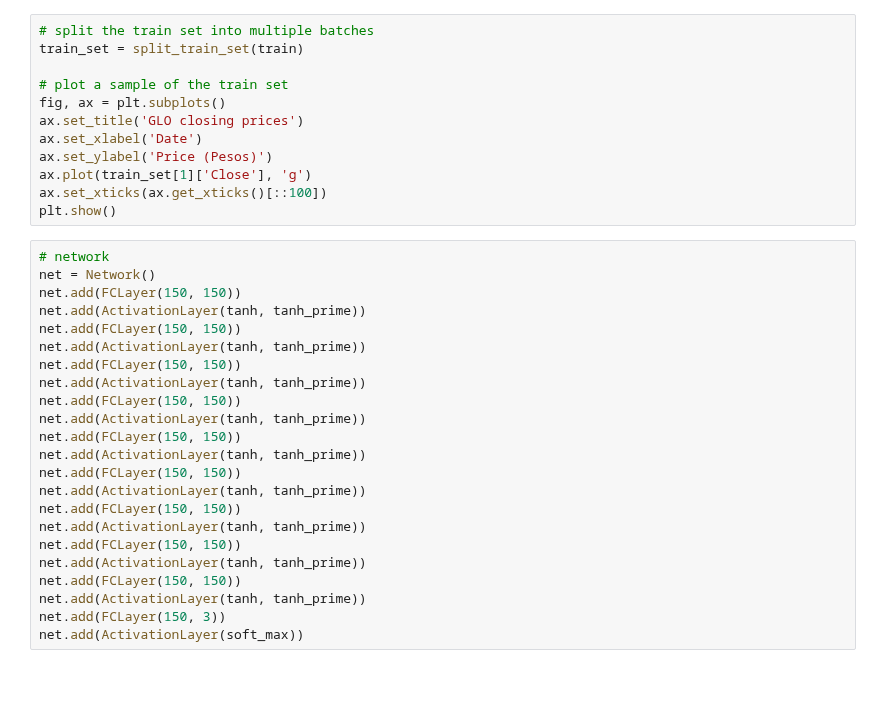
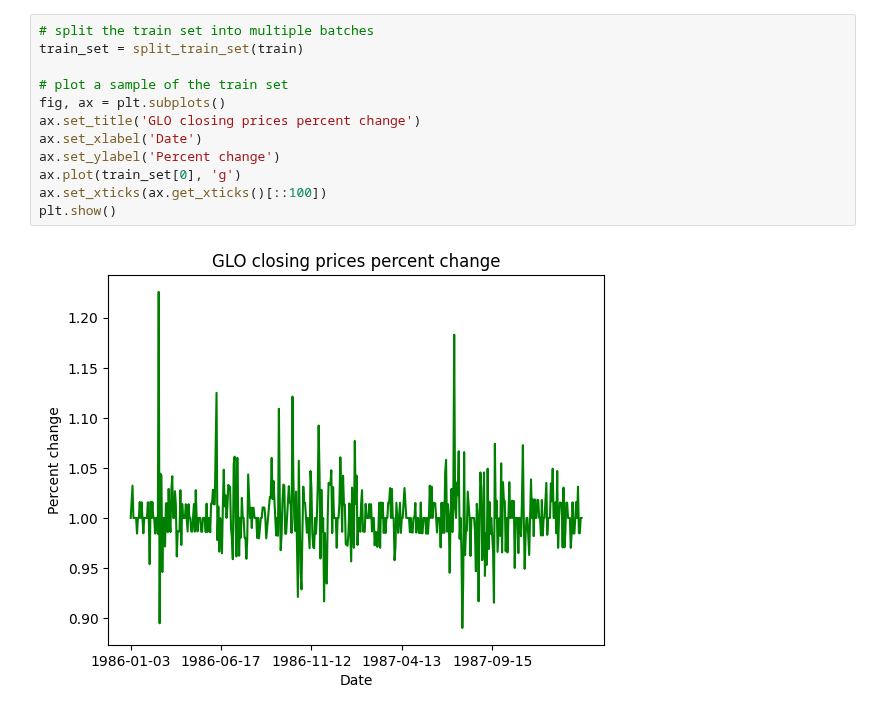
Before and after one commit to riokatipunan/rio_katipunan_portfolio, a Jupyter notebook: Application of Machine Learning in Stock Trading/Notebooks/Application of Genetic Algorithm and Neural Networks in Stock Trading/main.ipynb, the cells around one changed output. Drawn from its saved outputs; the diff is of its cells as text; blank space fills up the shorter version.

```diff
--- a/Application of Machine Learning in Stock Trading/Notebooks/Application of Genetic Algorithm and Neural Networks in Stock Trading/main.ipynb
+++ b/Application of Machine Learning in Stock Trading/Notebooks/Application of Genetic Algorithm and Neural Networks in Stock Trading/main.ipynb
@@ -62,35 +77,14 @@ plt.show()
 # %%
 # split the train set into multiple batches
 train_set = split_train_set(train)
 
 # plot a sample of the train set
 fig, ax = plt.subplots()
-ax.set_title('GLO closing prices')
+ax.set_title('GLO closing prices percent change')
 ax.set_xlabel('Date')
-ax.set_ylabel('Price (Pesos)')
-ax.plot(train_set[1]['Close'], 'g')
+ax.set_ylabel('Percent change')
+ax.plot(train_set[0], 'g')
 ax.set_xticks(ax.get_xticks()[::100])
 plt.show()
+# %% [output]
+[figure, added]
-# %%
-# network
-net = Network()
-net.add(FCLayer(150, 150))
-net.add(ActivationLayer(tanh, tanh_prime))
-net.add(FCLayer(150, 150))
-net.add(ActivationLayer(tanh, tanh_prime))
-net.add(FCLayer(150, 150))
-net.add(ActivationLayer(tanh, tanh_prime))
-net.add(FCLayer(150, 150))
-net.add(ActivationLayer(tanh, tanh_prime))
-net.add(FCLayer(150, 150))
-net.add(ActivationLayer(tanh, tanh_prime))
-net.add(FCLayer(150, 150))
-net.add(ActivationLayer(tanh, tanh_prime))
-net.add(FCLayer(150, 150))
-net.add(ActivationLayer(tanh, tanh_prime))
-net.add(FCLayer(150, 150))
-net.add(ActivationLayer(tanh, tanh_prime))
-net.add(FCLayer(150, 150))
-net.add(ActivationLayer(tanh, tanh_prime))
-net.add(FCLayer(150, 3))
-net.add(ActivationLayer(soft_max))
```
Also changed, not shown: parts of 23 cells of this notebook, 7 other files.
